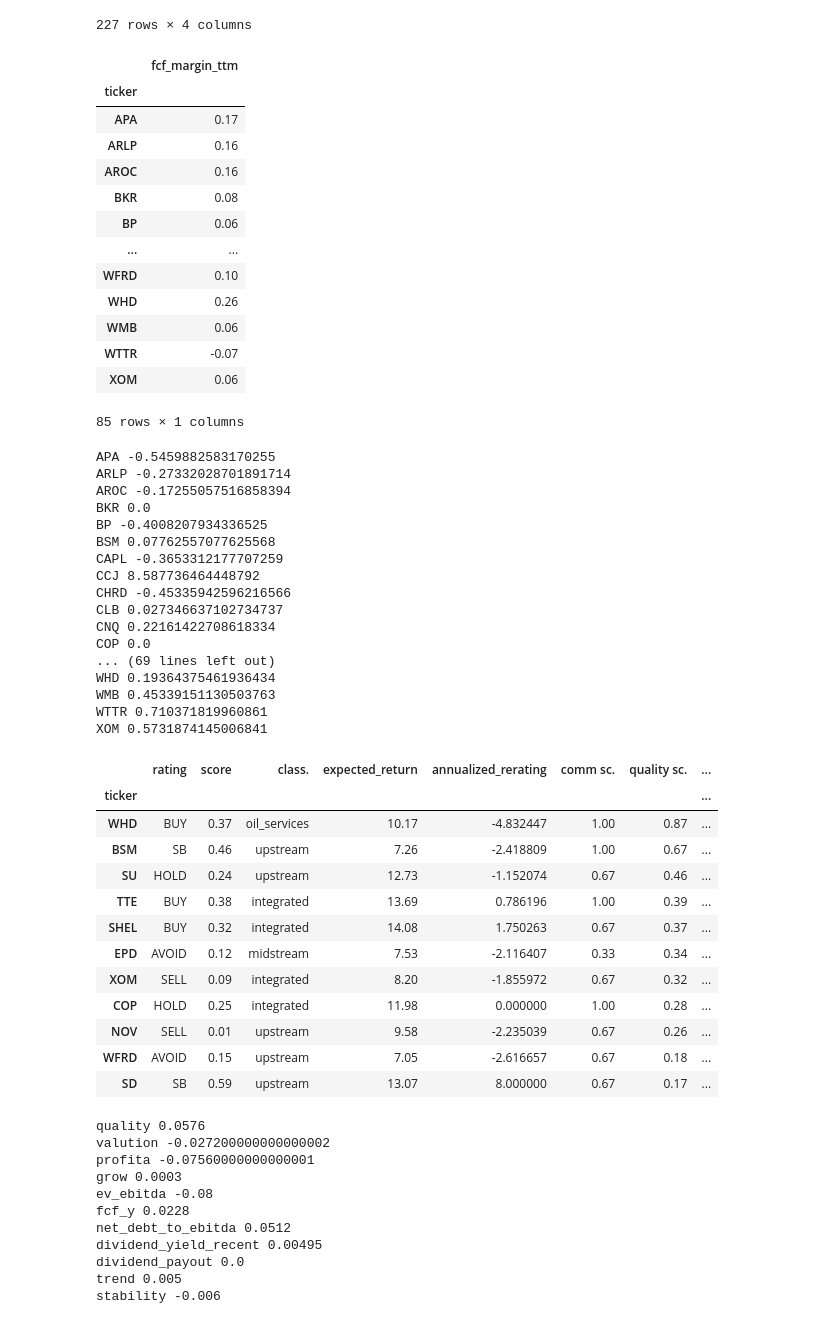
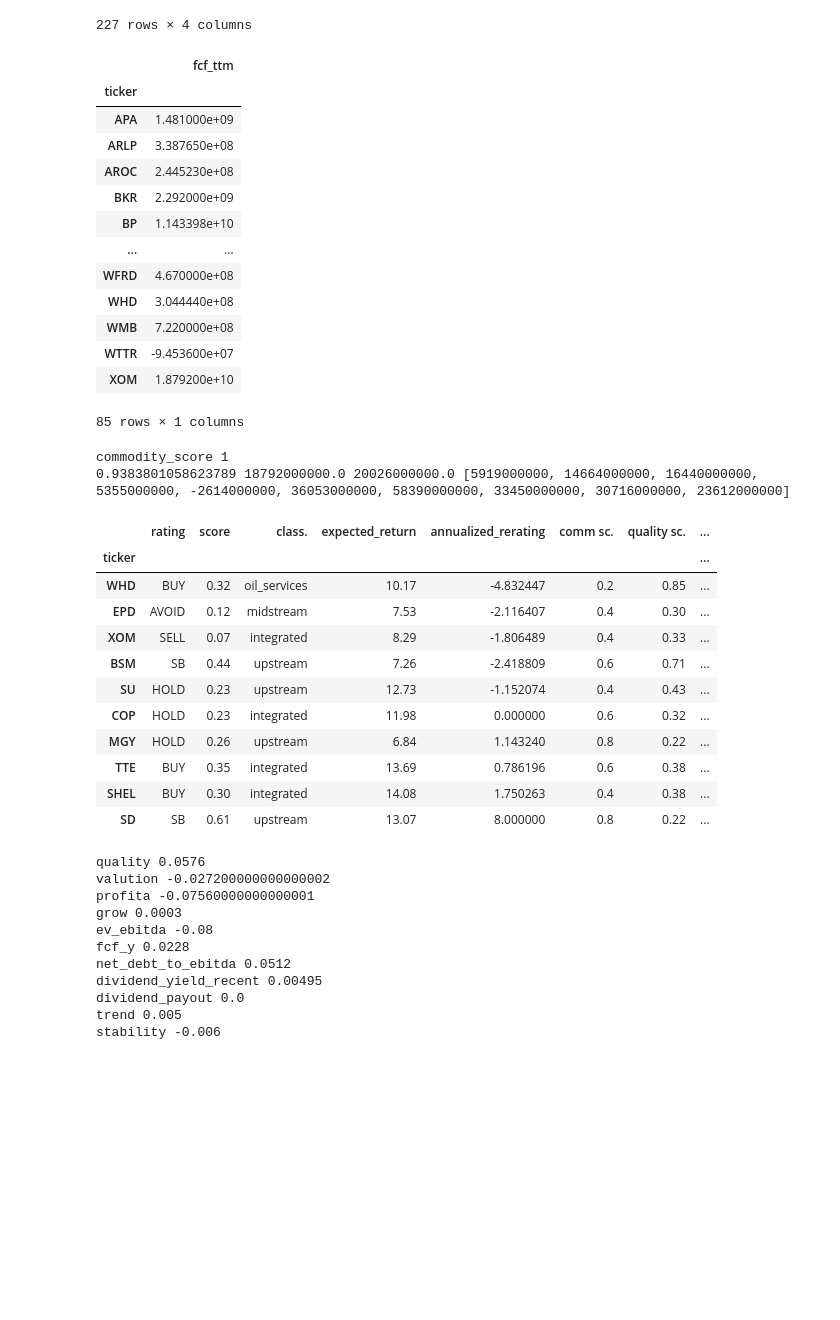
Before and after one commit to halfonso03/Stock-screener, a Jupyter notebook: energy_analysis.ipynb, the cells around one changed output. Drawn from its saved outputs; the diff is of its cells as text; code cells hidden in the pictures; blank space fills up the shorter version.

```diff
--- a/energy_analysis.ipynb
+++ b/energy_analysis.ipynb
@@ -860,18 +863,18 @@ def get_formatted_data(sector_df, trace = False):
 # %%
 df_3, dict_3 = get_formatted_data(energy, False)
-df_3[['fcf_margin_ttm']]
+df_3[['fcf_ttm']]
 # %% [output]
-|  | fcf_margin_ttm |
+|  | fcf_ttm |
 | ticker |  |
-| APA | 0.17 |
-| ARLP | 0.16 |
-| AROC | 0.16 |
-| BKR | 0.08 |
-| BP | 0.06 |
+| APA | 1.481000e+09 |
+| ARLP | 3.387650e+08 |
+| AROC | 2.445230e+08 |
+| BKR | 2.292000e+09 |
+| BP | 1.143398e+10 |
 | ... | ... |
-| WFRD | 0.10 |
-| WHD | 0.26 |
-| WMB | 0.06 |
-| WTTR | -0.07 |
-| XOM | 0.06 |
+| WFRD | 4.670000e+08 |
+| WHD | 3.044440e+08 |
+| WMB | 7.220000e+08 |
+| WTTR | -9.453600e+07 |
+| XOM | 1.879200e+10 |
 85 rows × 1 columns
@@ -2487,53 +2522,37 @@ def evaluate_energy_stocks(tickers, data, metrics):
 # %%
 # df_3, dict_3 = get_formatted_data(energy, False)
 # df_3.sort_values(by=['classification'], ascending=[True], inplace=True)
 metrics = {
             "stability": True,"bc": True, "compounder": True,
             "roic": True, "interest_coverage": True, "op_margin": True, "fcf_yield": True,
             "nd_ebit": True,  "pr1yr": True, "rev_growth": True, "current_ratio": True, "fcf_h": True, "ev_to_ebitda": True,
             "fcf_p_share": True, "buyback_ratio": True, "ebitda_margin":True, "ev_to_sales": True, "pe": True, "dy": True,
-            "div_payout": True, "eps": True, "shareholder_yield": True, "fcf_margin": False  }
+            "div_payout": True, "eps": True, "shareholder_yield": True, "fcf_margin": True  }
 results = evaluate_energy_stocks(df_3.index.tolist(), dict_3, metrics)
 df_6 = get_results_report(results)
 # mask = (df_6['class.'] == 'integrated')
  # (df_6['score'] > .35) & (df_6['score'] <= .50) &
-mask =  (df_6['score'] > .00) & (df_6["expected_return"] >= 7) & (df_6["expected_return"] <= 15) & (df_6['comm sc.'] > 0) & (df_6['quality sc.'] > 0) & (df_6['n debt/ebitda sc.'] > 0) #& (df_6['blue chip sc.'] >= 0)
+mask =  (df_6['score'] > .00) & (df_6["expected_return"] >= 5) & (df_6["expected_return"] <= 15) & (df_6['comm sc.'] > 0) & (df_6['quality sc.'] > 0) & (df_6['n debt/ebitda sc.'] > 0) #& (df_6['blue chip sc.'] >= 0)
 last_col = df_6.columns[-1]
 df_6.style.set_properties(subset=[df_6.columns[0]], **{'width': '50px'})
 df_6.style.set_properties(subset=[last_col], **{'width': '1000px'})
-df_6[mask].sort_values(by=['quality sc.',"class."], ascending=[False,False])
+df_6[mask].sort_values(by=['ev_ebitda_ttm',"class."], ascending=[False,False])
 # pprint.pprint (results['XOM'])
 # %% [output]
-APA -0.5459882583170255
-ARLP -0.27332028701891714
-AROC -0.17255057516858394
-BKR 0.0
-BP -0.4008207934336525
-BSM 0.07762557077625568
-CAPL -0.3653312177707259
-CCJ 8.587736464448792
-CHRD -0.45335942596216566
-CLB 0.027346637102734737
-CNQ 0.22161422708618334
-COP 0.0
-... (69 lines left out)
-WHD 0.19364375461936434
-WMB 0.45339151130503763
-WTTR 0.710371819960861
-XOM 0.5731874145006841
+commodity_score 1
+0.9383801058623789 18792000000.0 20026000000.0 [5919000000, 14664000000, 16440000000, 5355000000, -2614000000, 36053000000, 58390000000, 33450000000, 30716000000, 23612000000]
 |  | rating | score | class. | expected_return | annualized_rerating | comm sc. | quality sc. | ... |
 | ticker |  |  |  |  |  |  |  | ... |
-| WHD | BUY | 0.37 | oil_services | 10.17 | -4.832447 | 1.00 | 0.87 | ... |
-| BSM | SB | 0.46 | upstream | 7.26 | -2.418809 | 1.00 | 0.67 | ... |
-| SU | HOLD | 0.24 | upstream | 12.73 | -1.152074 | 0.67 | 0.46 | ... |
-| TTE | BUY | 0.38 | integrated | 13.69 | 0.786196 | 1.00 | 0.39 | ... |
-| SHEL | BUY | 0.32 | integrated | 14.08 | 1.750263 | 0.67 | 0.37 | ... |
-| EPD | AVOID | 0.12 | midstream | 7.53 | -2.116407 | 0.33 | 0.34 | ... |
-| XOM | SELL | 0.09 | integrated | 8.20 | -1.855972 | 0.67 | 0.32 | ... |
-| COP | HOLD | 0.25 | integrated | 11.98 | 0.000000 | 1.00 | 0.28 | ... |
-| NOV | SELL | 0.01 | upstream | 9.58 | -2.235039 | 0.67 | 0.26 | ... |
-| WFRD | AVOID | 0.15 | upstream | 7.05 | -2.616657 | 0.67 | 0.18 | ... |
-| SD | SB | 0.59 | upstream | 13.07 | 8.000000 | 0.67 | 0.17 | ... |
+| WHD | BUY | 0.32 | oil_services | 10.17 | -4.832447 | 0.2 | 0.85 | ... |
+| EPD | AVOID | 0.12 | midstream | 7.53 | -2.116407 | 0.4 | 0.30 | ... |
+| XOM | SELL | 0.07 | integrated | 8.29 | -1.806489 | 0.4 | 0.33 | ... |
+| BSM | SB | 0.44 | upstream | 7.26 | -2.418809 | 0.6 | 0.71 | ... |
+| SU | HOLD | 0.23 | upstream | 12.73 | -1.152074 | 0.4 | 0.43 | ... |
+| COP | HOLD | 0.23 | integrated | 11.98 | 0.000000 | 0.6 | 0.32 | ... |
+| MGY | HOLD | 0.26 | upstream | 6.84 | 1.143240 | 0.8 | 0.22 | ... |
+| TTE | BUY | 0.35 | integrated | 13.69 | 0.786196 | 0.6 | 0.38 | ... |
+| SHEL | BUY | 0.30 | integrated | 14.08 | 1.750263 | 0.4 | 0.38 | ... |
+| SD | SB | 0.61 | upstream | 13.07 | 8.000000 | 0.8 | 0.22 | ... |
 # %%
 
 def get_results_report(results):
```
Also changed, not shown: parts of 3 cells of this notebook, 2 other files.
